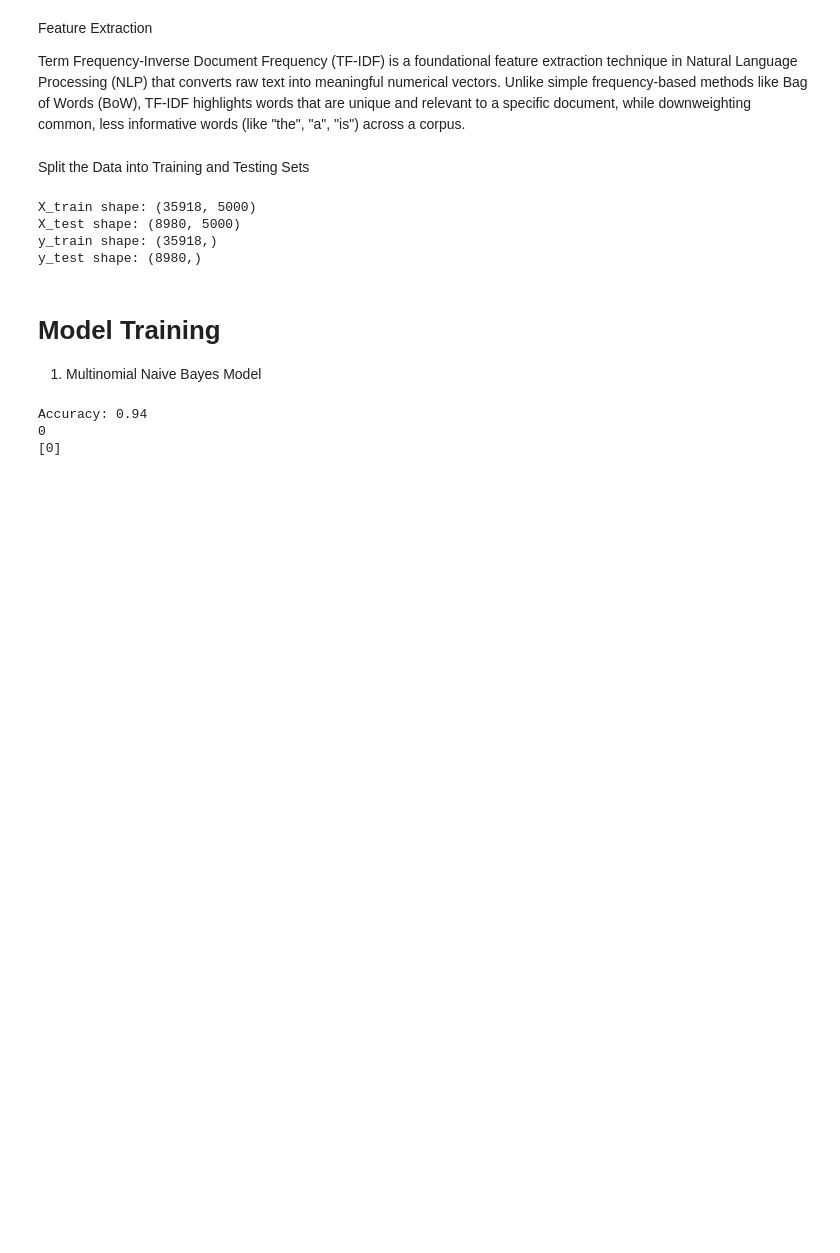
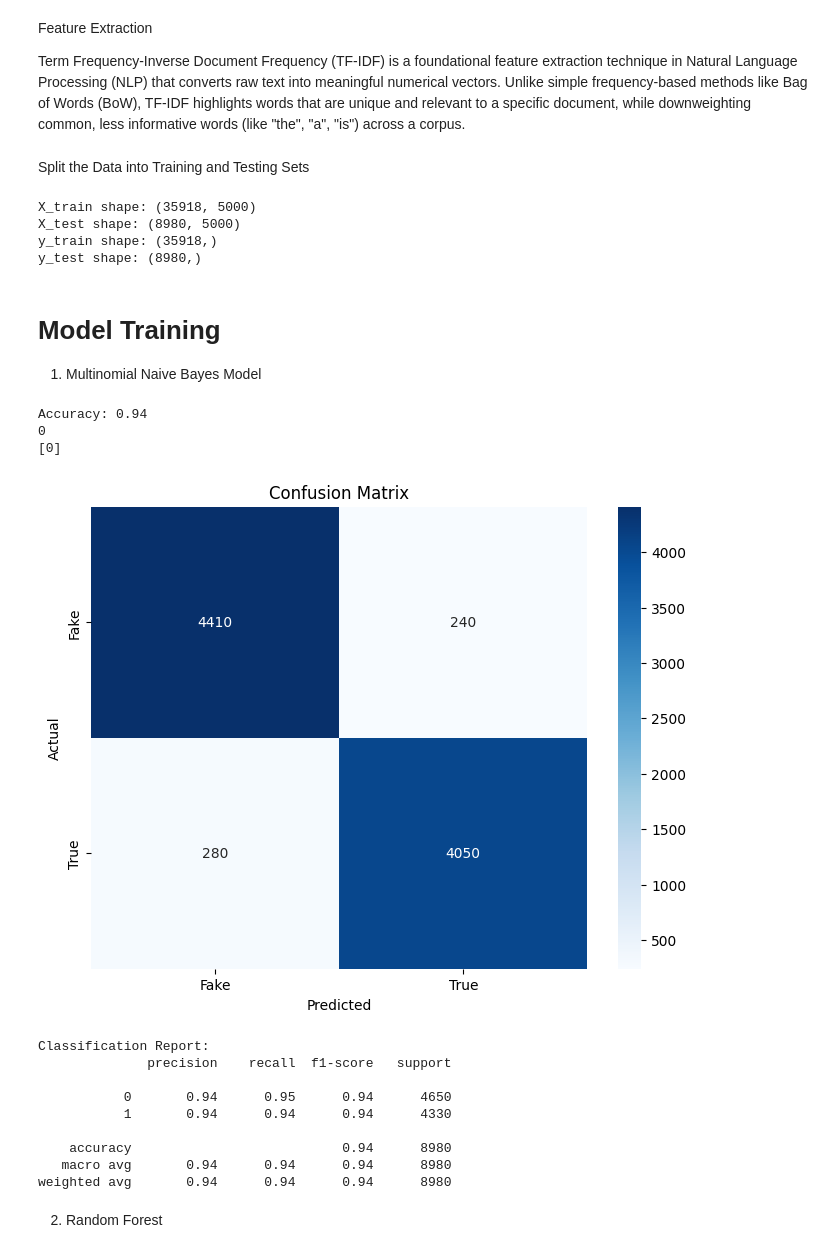
Before and after one commit to TudorMurariu/Masters-of-High-Performance-Computing-and-Big-Data-Analytics, a Jupyter notebook: an2/Sem2/Cercetare/Reserch/reserch.ipynb, the cells around one changed output. Cells and saved outputs as stored; diff of their text form; code cells hidden in the pictures; blank space fills up the shorter version.

```diff
--- a/an2/Sem2/Cercetare/Reserch/reserch.ipynb
+++ b/an2/Sem2/Cercetare/Reserch/reserch.ipynb
@@ -111,3 +111,27 @@ print(prediction)
 Accuracy: 0.94
 0
 [0]
+# %%
+plt.figure(figsize=(8, 6))
+sns.heatmap(confusion, annot=True, fmt='d', cmap='Blues', xticklabels=['Fake', 'True'], yticklabels=['Fake', 'True'])
+plt.xlabel('Predicted')
+plt.ylabel('Actual')
+plt.title('Confusion Matrix')
+plt.show()
+
+# Print the classification report
+print("Classification Report:")
+print(classification_rep)
+# %% [output]
+[figure, added]
+Classification Report:
+              precision    recall  f1-score   support
+
+           0       0.94      0.95      0.94      4650
+           1       0.94      0.94      0.94      4330
+
+    accuracy                           0.94      8980
+   macro avg       0.94      0.94      0.94      8980
+weighted avg       0.94      0.94      0.94      8980
+# %% [markdown]
+2. Random Forest
```
Also changed, not shown: parts of 13 cells of this notebook.
